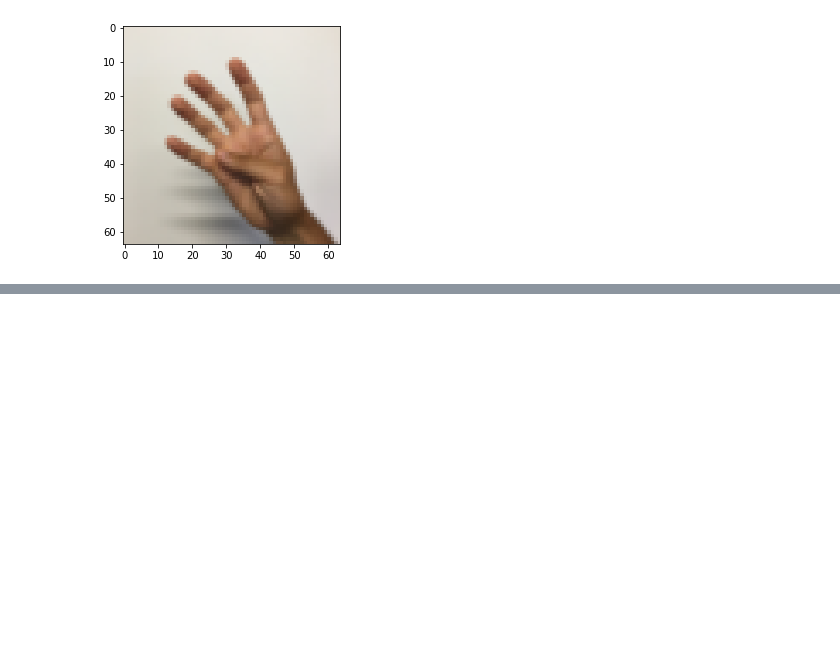
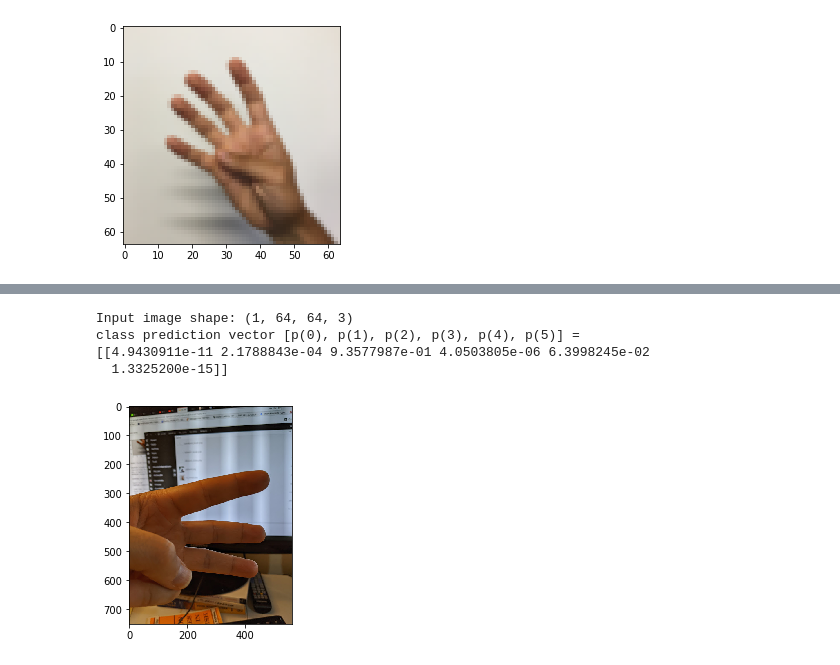
Before and after one commit to ekourkchi/codeLAB, a Jupyter notebook: ResNet.ipynb, the cells around one changed output, grey strips where cells are left out. Cells and saved outputs as stored; diff of their text form; code cells hidden in the pictures; blank space fills up the shorter version.

```diff
--- a/ResNet.ipynb
+++ b/ResNet.ipynb
@@ -349,0 +353,18 @@ Unpacking objects: 100% (41/41), done.
+# %%
+from imageio import imread
+img_path = 'my_image3.jpg'
+img = image.load_img(img_path, target_size=(64, 64))
+x = image.img_to_array(img)
+x = np.expand_dims(x, axis=0)
+x = x/255.0
+print('Input image shape:', x.shape)
+my_image = imread(img_path)
+imshow(my_image)
+print("class prediction vector [p(0), p(1), p(2), p(3), p(4), p(5)] = ")
+print(model.predict(x))
+# %% [output]
+Input image shape: (1, 64, 64, 3)
+class prediction vector [p(0), p(1), p(2), p(3), p(4), p(5)] =
+[[4.9430911e-11 2.1788843e-04 9.3577987e-01 4.0503805e-06 6.3998245e-02
+  1.3325200e-15]]
+[figure, added]
```
Also changed, not shown: parts of 10 cells of this notebook.
